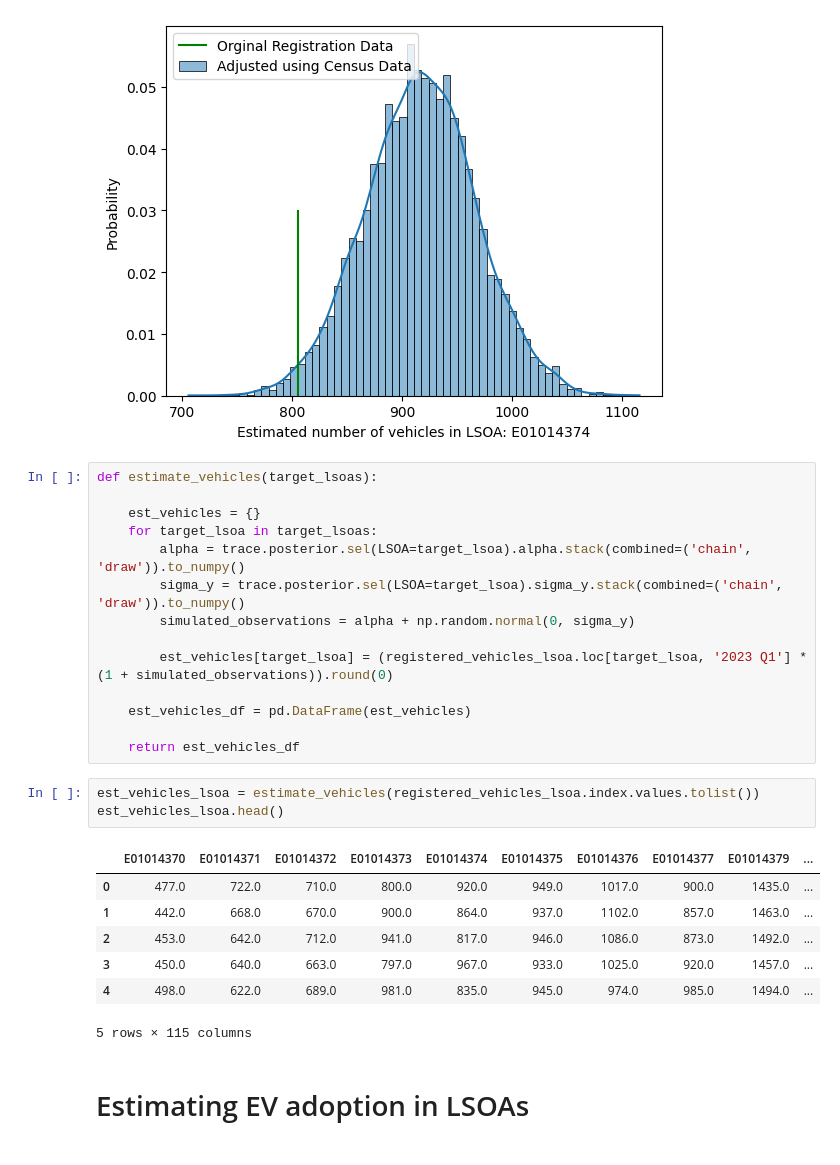
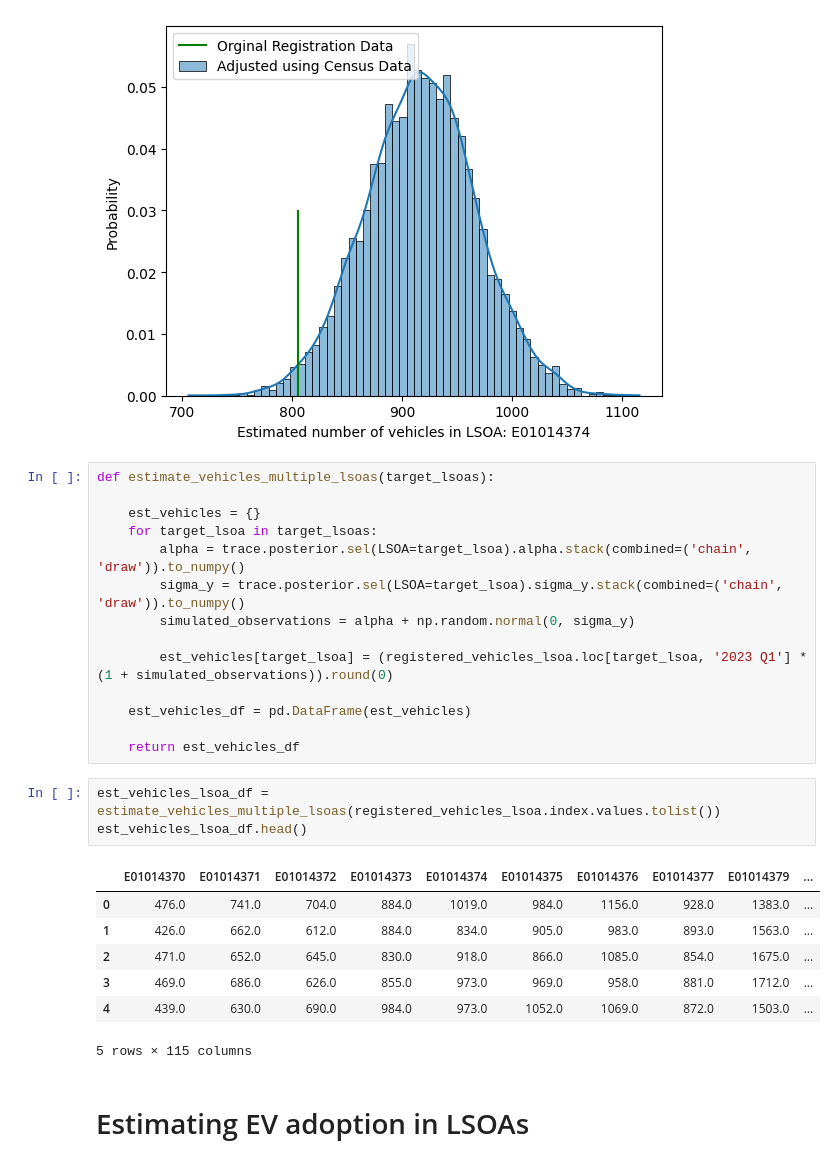
Before and after one commit to isaacflower/Probabilistic-EV-Demand-Modelling, a Jupyter notebook: dev/EV_adoption/ev_adoption_model.ipynb, the cells around one changed output. Drawn from its saved outputs; the diff is of its cells as text.

```diff
--- a/dev/EV_adoption/ev_adoption_model.ipynb
+++ b/dev/EV_adoption/ev_adoption_model.ipynb
@@ -459,7 +462,7 @@ plt.show()
 # %% [output]
 [figure]
 # %%
-def estimate_vehicles(target_lsoas):
+def estimate_vehicles_multiple_lsoas(target_lsoas):
 
     est_vehicles = {}
     for target_lsoa in target_lsoas:
@@ -473,15 +476,15 @@ def estimate_vehicles(target_lsoas):
 
     return est_vehicles_df
 # %%
-est_vehicles_lsoa = estimate_vehicles(registered_vehicles_lsoa.index.values.tolist())
-est_vehicles_lsoa.head()
+est_vehicles_lsoa_df = estimate_vehicles_multiple_lsoas(registered_vehicles_lsoa.index.values.tolist())
+est_vehicles_lsoa_df.head()
 # %% [output]
 |  | E01014370 | E01014371 | E01014372 | E01014373 | E01014374 | E01014375 | E01014376 | E01014377 | E01014379 | ... |
-| 0 | 477.0 | 722.0 | 710.0 | 800.0 | 920.0 | 949.0 | 1017.0 | 900.0 | 1435.0 | ... |
-| 1 | 442.0 | 668.0 | 670.0 | 900.0 | 864.0 | 937.0 | 1102.0 | 857.0 | 1463.0 | ... |
-| 2 | 453.0 | 642.0 | 712.0 | 941.0 | 817.0 | 946.0 | 1086.0 | 873.0 | 1492.0 | ... |
-| 3 | 450.0 | 640.0 | 663.0 | 797.0 | 967.0 | 933.0 | 1025.0 | 920.0 | 1457.0 | ... |
-| 4 | 498.0 | 622.0 | 689.0 | 981.0 | 835.0 | 945.0 | 974.0 | 985.0 | 1494.0 | ... |
+| 0 | 476.0 | 741.0 | 704.0 | 884.0 | 1019.0 | 984.0 | 1156.0 | 928.0 | 1383.0 | ... |
+| 1 | 426.0 | 662.0 | 612.0 | 884.0 | 834.0 | 905.0 | 983.0 | 893.0 | 1563.0 | ... |
+| 2 | 471.0 | 652.0 | 645.0 | 830.0 | 918.0 | 866.0 | 1085.0 | 854.0 | 1675.0 | ... |
+| 3 | 469.0 | 686.0 | 626.0 | 855.0 | 973.0 | 969.0 | 958.0 | 881.0 | 1712.0 | ... |
+| 4 | 439.0 | 630.0 | 690.0 | 984.0 | 973.0 | 1052.0 | 1069.0 | 872.0 | 1503.0 | ... |
 5 rows × 115 columns
 # %% [markdown]
 # Estimating EV adoption in LSOAs
```
Also changed, not shown: parts of 28 cells of this notebook.
